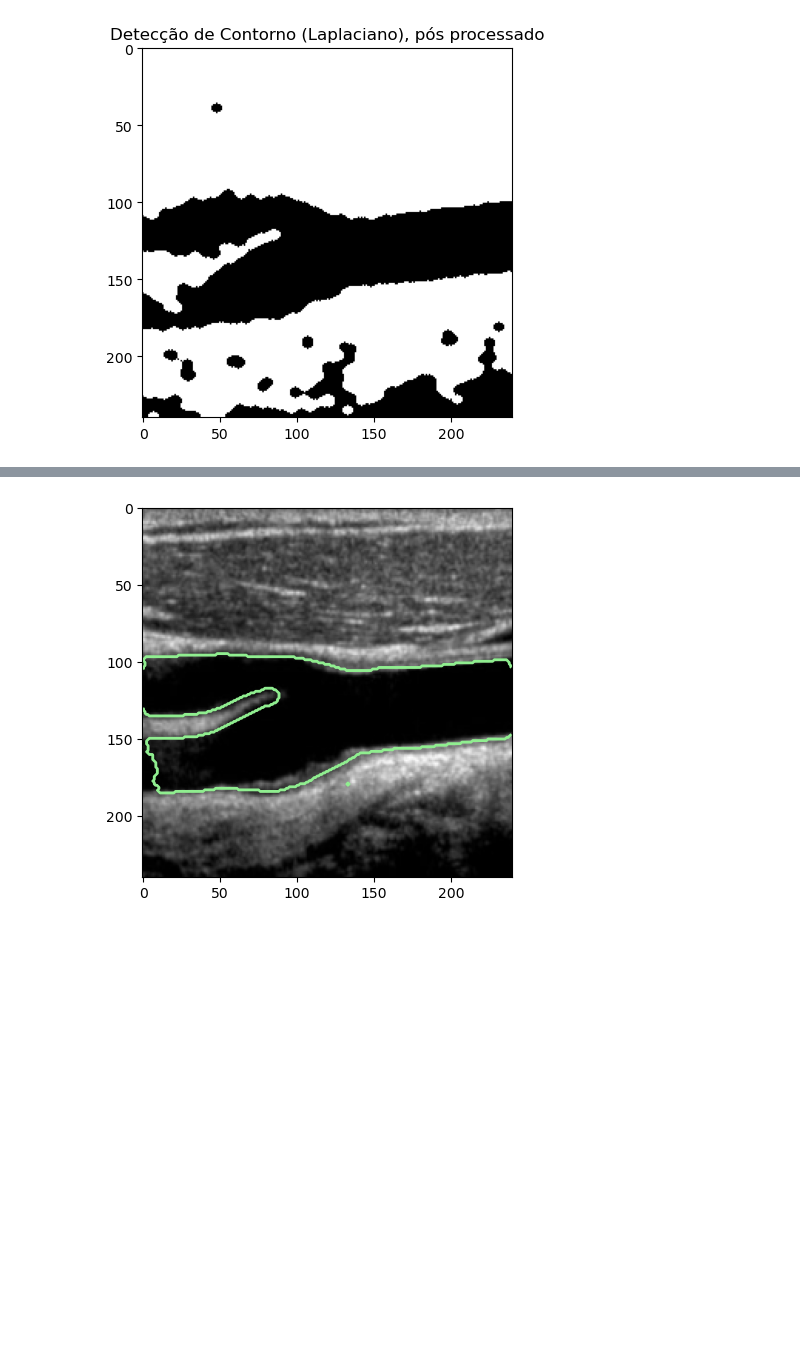
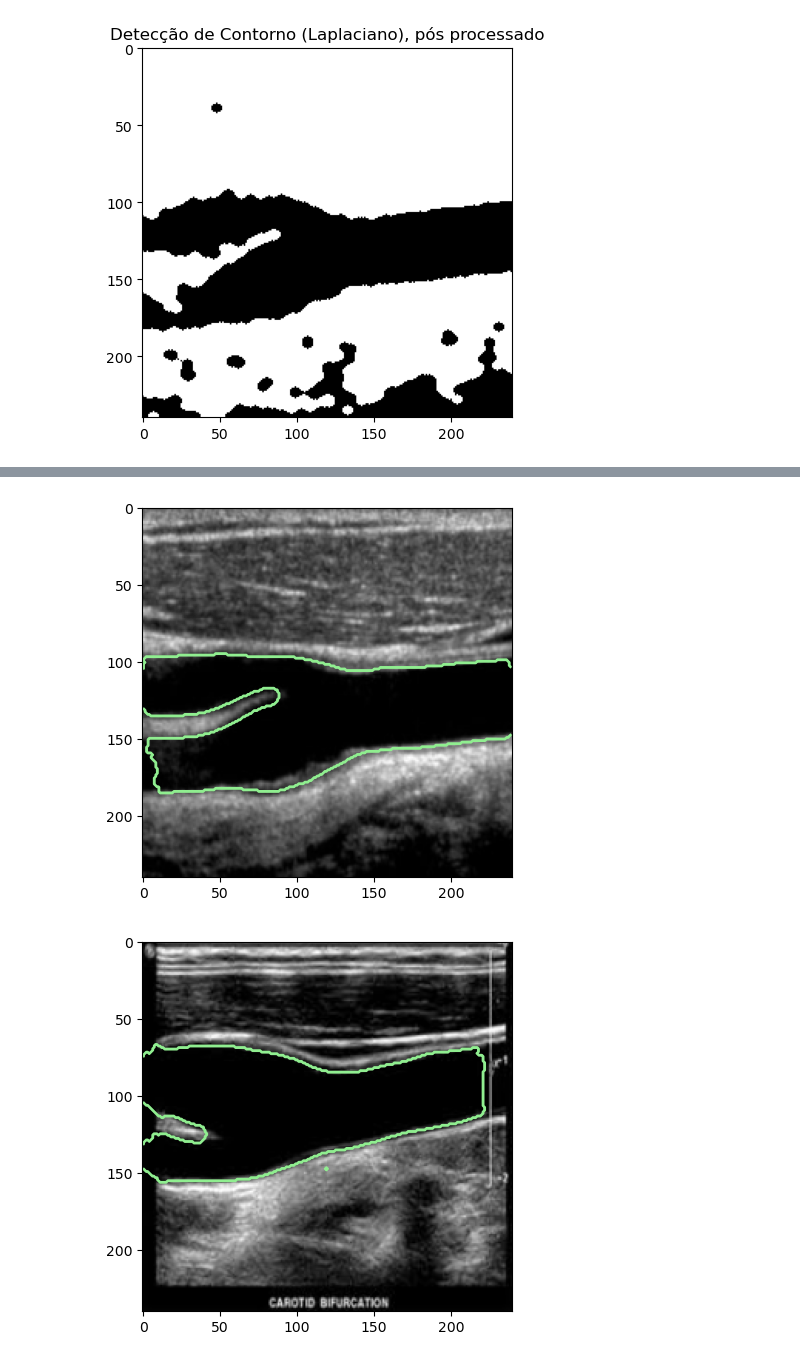
Before and after one commit to LaKHamote/segmentacao_cardiovascular, a Jupyter notebook: main.ipynb, the cells around one changed output, grey strips where cells are left out. Cells and saved outputs as stored; diff of their text form; code cells hidden in the pictures; blank space fills up the shorter version.

Commit message:
new images

```diff
--- a/main.ipynb
+++ b/main.ipynb
@@ -29,8 +29,8 @@ def READ(image):
     gray = cv2.cvtColor(resized_image, cv2.COLOR_BGR2GRAY)
     return gray
 
-def blurred(image):
-    blurred_image = cv2.GaussianBlur(image, (15, 15), 0)
+def blurred(image, a):
+    blurred_image = cv2.GaussianBlur(image, (a, a), 0)
     return blurred_image
 # %% [markdown]
 # Sobel
@@ -138,20 +138,30 @@ def snakes(image, init_level, ball, thresh):
     return snake
 # %%
 image = READ('arteria_simples.jpg')
-blurred_image = blurred(image)
+blurred_image = blurred(image, 15)
 snake = snakes(blurred_image,(70,120,30), 9, 8)
+
 
 plt.imshow(image, cmap="gray")
 plt.contour(snake, 1, colors='lightgreen')
 plt.show()
 
 image = READ('tatiana.png')
-blurred_image = blurred(image)
+blurred_image = blurred(image, 15)
 snake = snakes(blurred_image,(150,130,30), 1, 0.9)
 
 plt.imshow(image, cmap="gray")
 plt.contour(snake, 1, colors='lightgreen')
 plt.show()
+
+image = READ('image1.jpeg')
+blurred_image = blurred(image, 15)
+snake = snakes(blurred_image,(120,130,30), 0.95, 0.9)
+
+plt.imshow(image, cmap="gray")
+plt.contour(snake, 1, colors='lightgreen')
+plt.show()
 # %% [output]
 [figure]
 [figure]
+[figure, added]
```
Also changed, not shown: parts of 5 cells of this notebook, 5 other files.
